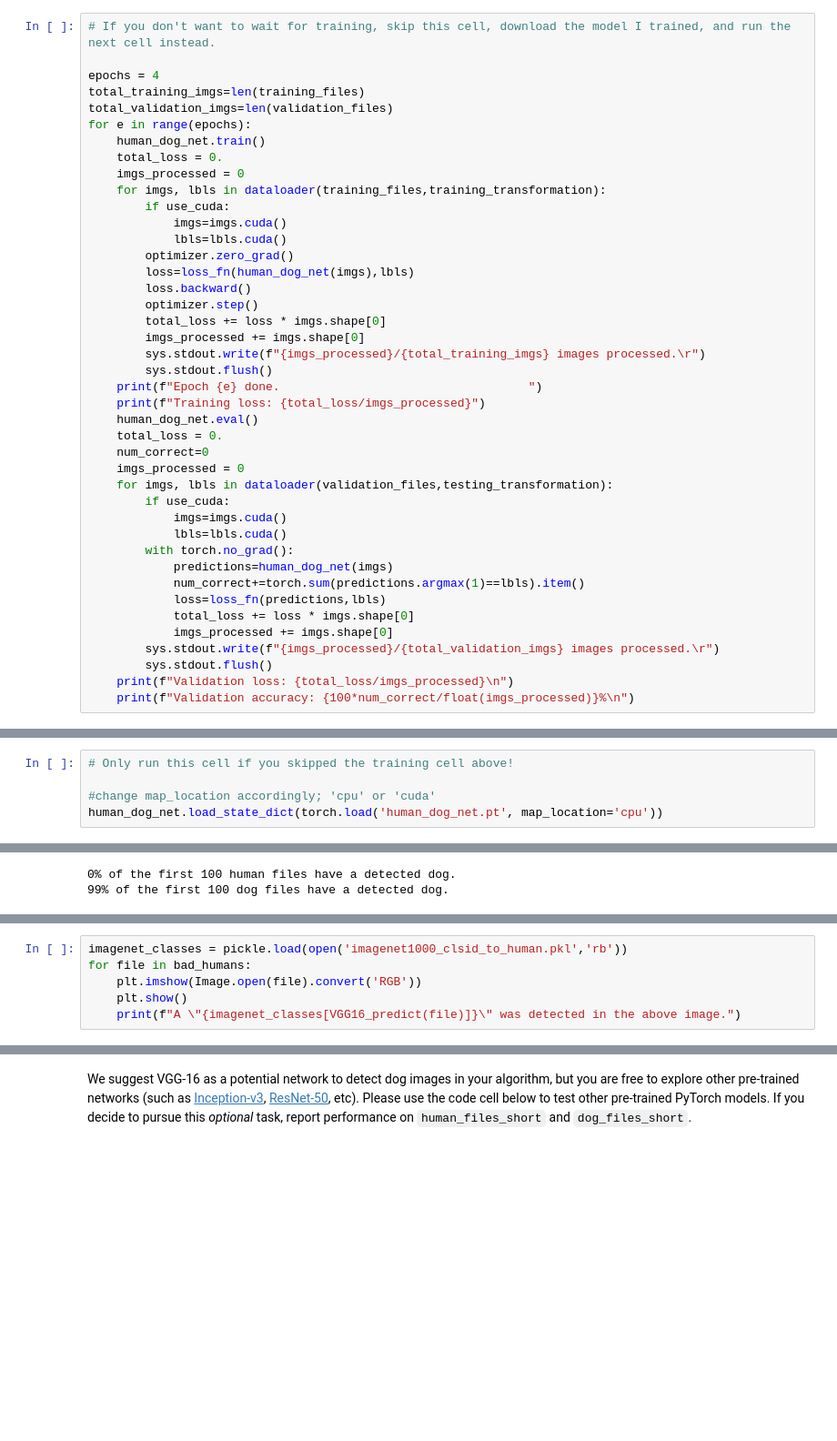
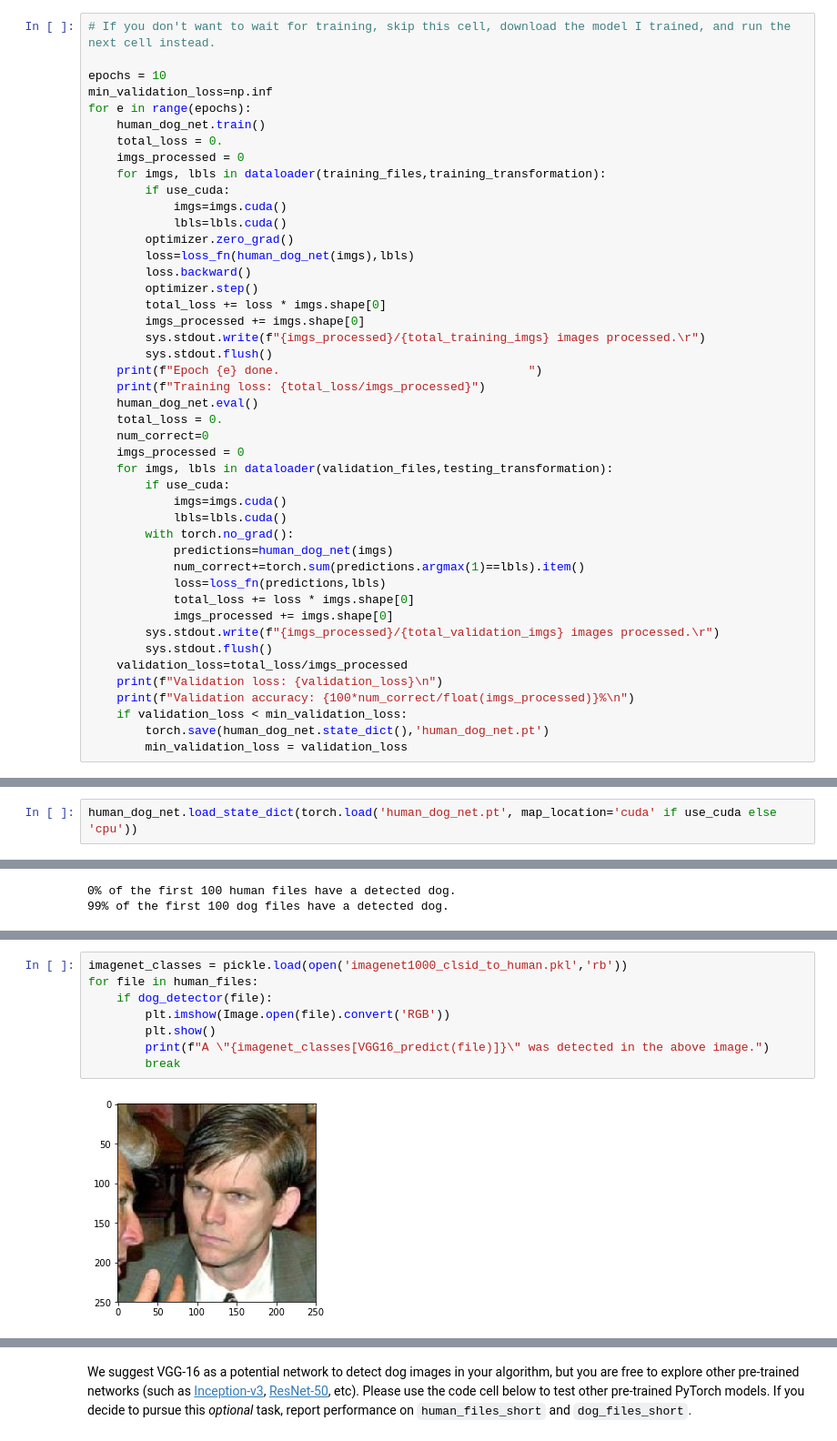
Before and after one commit to ebrahimebrahim/udaproject_dog_classification, a Jupyter notebook: dog_app.ipynb, the cells around one changed output, grey strips where cells are left out. Shown at 91% size. Cells and saved outputs as stored; diff of their text form; blank space fills up the shorter version.

```diff
--- a/dog_app.ipynb
+++ b/dog_app.ipynb
@@ -411,9 +414,8 @@ loss_fn = nn.NLLLoss()
 # %%
 # If you don't want to wait for training, skip this cell, download the model I trained, and run the next cell instead.
 
-epochs = 4
-total_training_imgs=len(training_files)
-total_validation_imgs=len(validation_files)
+epochs = 10
+min_validation_loss=np.inf
 for e in range(epochs):
     human_dog_net.train()
     total_loss = 0.
@@ -448,6 +450,10 @@ for e in range(epochs):
             imgs_processed += imgs.shape[0]
         sys.stdout.write(f"{imgs_processed}/{total_validation_imgs} images processed.\r")
         sys.stdout.flush()
-    print(f"Validation loss: {total_loss/imgs_processed}\n")
+    validation_loss=total_loss/imgs_processed
+    print(f"Validation loss: {validation_loss}\n")
     print(f"Validation accuracy: {100*num_correct/float(imgs_processed)}%\n")
+    if validation_loss < min_validation_loss:
+        torch.save(human_dog_net.state_dict(),'human_dog_net.pt')
+        min_validation_loss = validation_loss
 # %% [output]
@@ -474,8 +477,5 @@ torch.save(human_dog_net.state_dict(),'human_dog_net.pt')
-# %%
-# Only run this cell if you skipped the training cell above!
-
-#change map_location accordingly; 'cpu' or 'cuda'
-human_dog_net.load_state_dict(torch.load('human_dog_net.pt', map_location='cpu'))
+# %%
+human_dog_net.load_state_dict(torch.load('human_dog_net.pt', map_location='cuda' if use_cuda else 'cpu'))
 # %%
 #Run this cell to just get validation accuracy
 
@@ -662,6 +659,10 @@ I'm curious about the humans photos that triggered the dog detector! Let's see:
 # %%
 imagenet_classes = pickle.load(open('imagenet1000_clsid_to_human.pkl','rb'))
-for file in bad_humans:
-    plt.imshow(Image.open(file).convert('RGB'))
-    plt.show()
-    print(f"A \"{imagenet_classes[VGG16_predict(file)]}\" was detected in the above image.")
+for file in human_files:
+    if dog_detector(file):
+        plt.imshow(Image.open(file).convert('RGB'))
+        plt.show()
+        print(f"A \"{imagenet_classes[VGG16_predict(file)]}\" was detected in the above image.")
+        break
+# %% [output]
+[figure, added]
```
Also changed, not shown: parts of 20 cells of this notebook.
